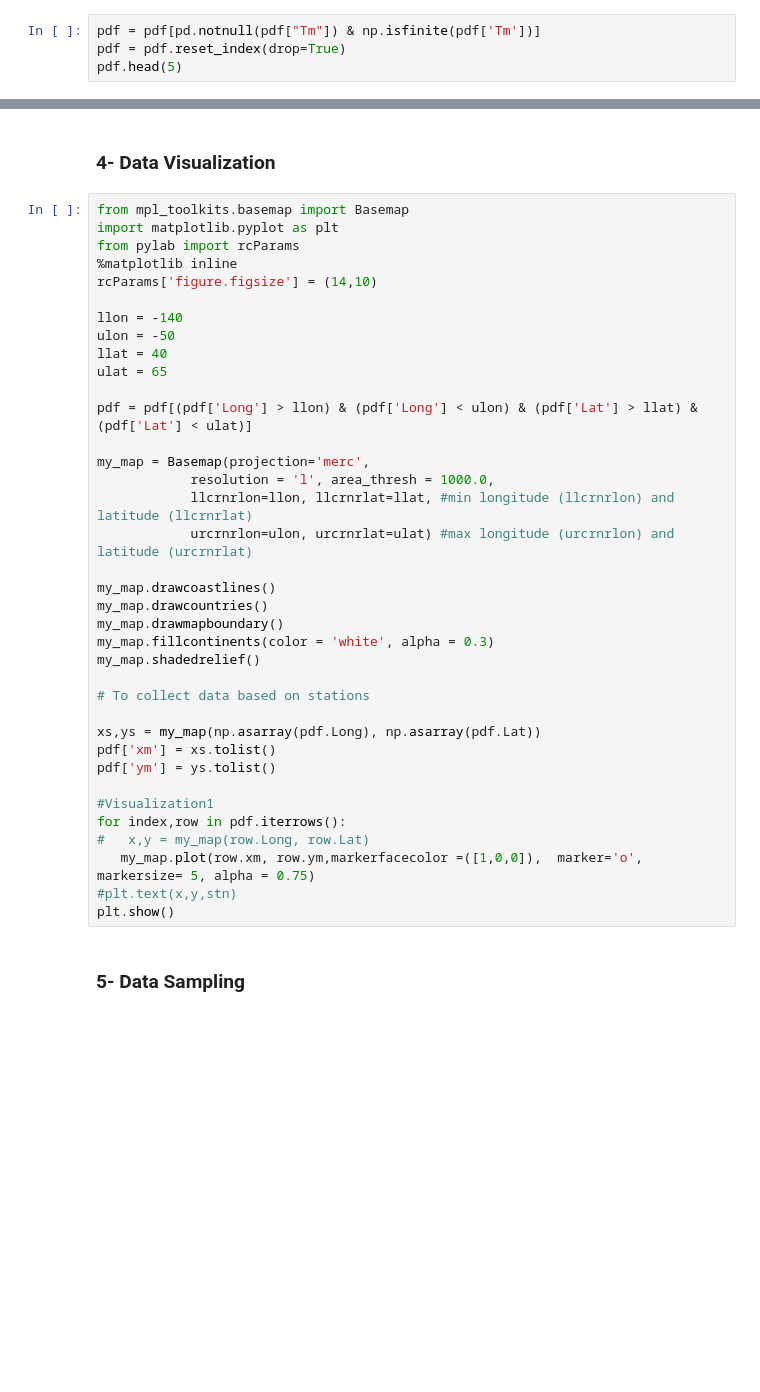
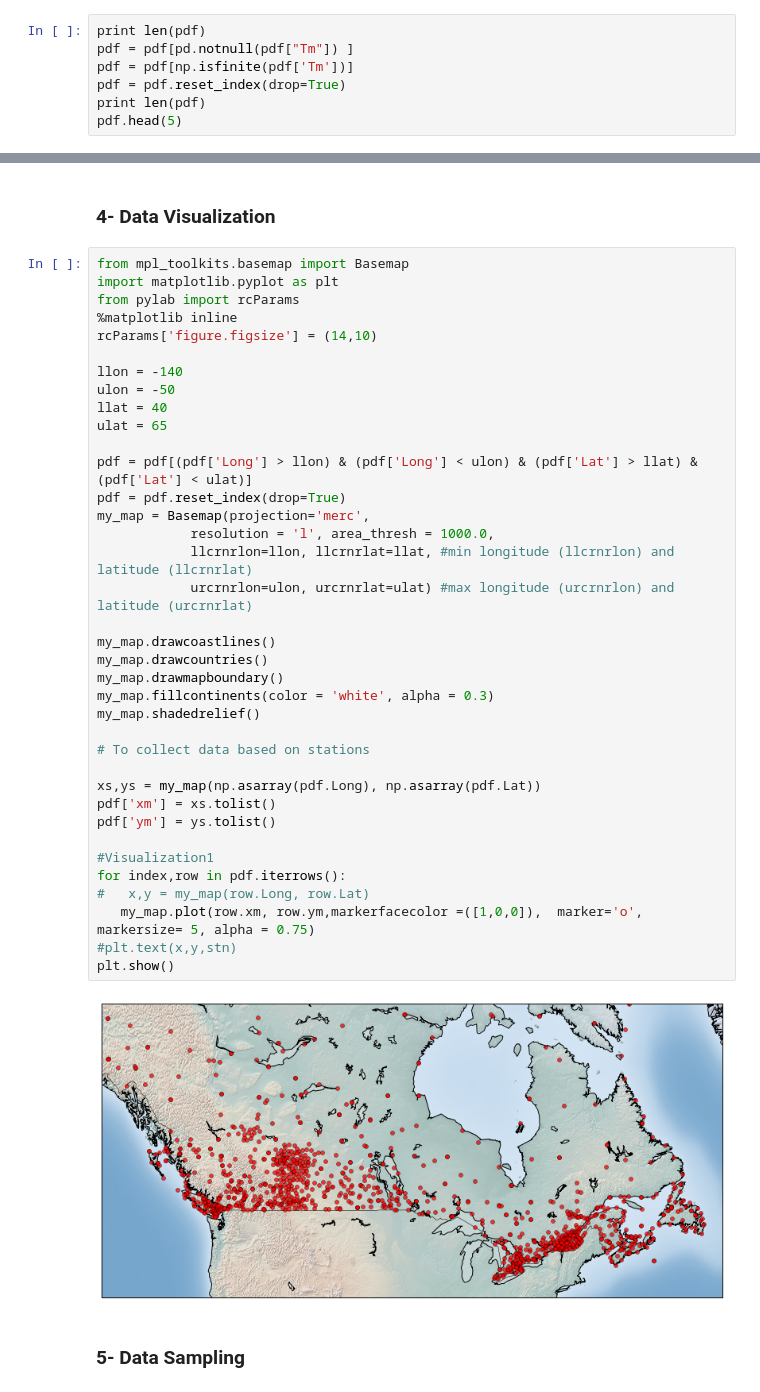
Before and after one commit to saeedaghabozorgi/WeatherCanadaAnalysis, a Jupyter notebook: Hierarchical-Clustering-Weather.ipynb, the cells around one changed output, grey strips where cells are left out. Cells and saved outputs as stored; diff of their text form; blank space fills up the shorter version.

Commit message:
After run, debuging index reset

```diff
--- a/Hierarchical-Clustering-Weather.ipynb
+++ b/Hierarchical-Clustering-Weather.ipynb
@@ -56,6 +85,9 @@ pdf.head(5)
 # %% [markdown]
 ### 3- Data Cleaning
 # %%
-pdf = pdf[pd.notnull(pdf["Tm"]) & np.isfinite(pdf['Tm'])]
+print len(pdf)
+pdf = pdf[pd.notnull(pdf["Tm"]) ]
+pdf = pdf[np.isfinite(pdf['Tm'])]
 pdf = pdf.reset_index(drop=True)
+print len(pdf)
 pdf.head(5)
@@ -70,34 +116,36 @@ rcParams['figure.figsize'] = (14,10)
 
 llon = -140
 ulon = -50
 llat = 40
 ulat = 65
 
 pdf = pdf[(pdf['Long'] > llon) & (pdf['Long'] < ulon) & (pdf['Lat'] > llat) &(pdf['Lat'] < ulat)]
-
+pdf = pdf.reset_index(drop=True)
 my_map = Basemap(projection='merc',
             resolution = 'l', area_thresh = 1000.0,
             llcrnrlon=llon, llcrnrlat=llat, #min longitude (llcrnrlon) and latitude (llcrnrlat)
             urcrnrlon=ulon, urcrnrlat=ulat) #max longitude (urcrnrlon) and latitude (urcrnrlat)
 
 my_map.drawcoastlines()
 my_map.drawcountries()
 my_map.drawmapboundary()
 my_map.fillcontinents(color = 'white', alpha = 0.3)
 my_map.shadedrelief()
 
 # To collect data based on stations
 
 xs,ys = my_map(np.asarray(pdf.Long), np.asarray(pdf.Lat))
 pdf['xm'] = xs.tolist()
 pdf['ym'] = ys.tolist()
 
 #Visualization1
 for index,row in pdf.iterrows():
 #   x,y = my_map(row.Long, row.Lat)
    my_map.plot(row.xm, row.ym,markerfacecolor =([1,0,0]),  marker='o', markersize= 5, alpha = 0.75)
 #plt.text(x,y,stn)
 plt.show()
+# %% [output]
+[figure, added]
 # %% [markdown]
 ### 5- Data Sampling
 # %%
```
Also changed, not shown: parts of 9 cells of this notebook.
